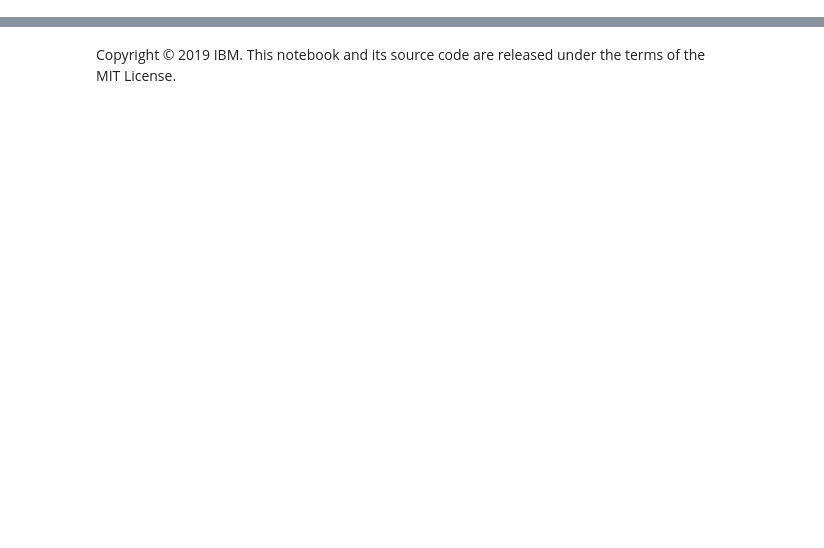
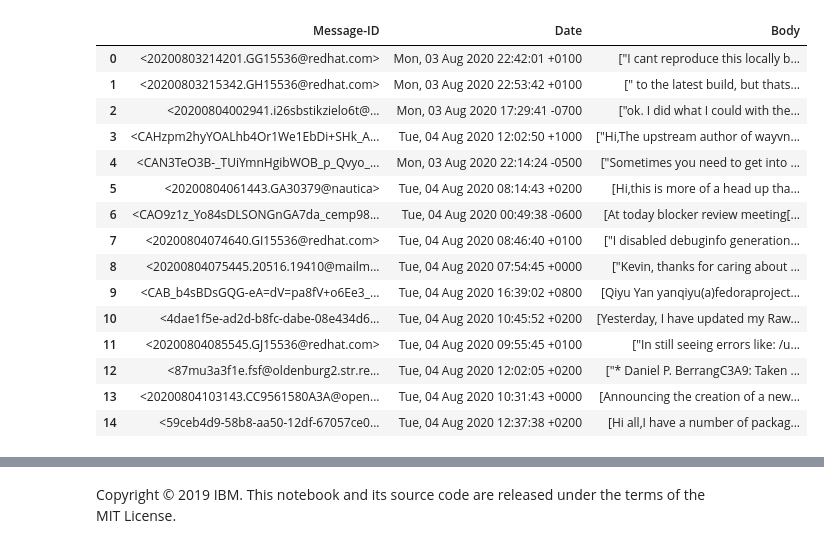
Before and after one commit to tumido/mailing-list-analysis-toolkit, a Jupyter notebook: notebooks/stage/watson_keywords.ipynb, the cells around one changed output, grey strips where cells are left out. Drawn from its saved outputs; the diff is of its cells as text; code cells hidden in the pictures; blank space fills up the shorter version.

Commit message:
watson nlu on fedora data (#43)

```diff
--- a/notebooks/stage/watson_keywords.ipynb
+++ b/notebooks/stage/watson_keywords.ipynb
@@ -65,4 +34,0 @@ nlu.set_service_url(url)
-# %%
-# Explore every NLU feature option using this test message
-text = "My IBM Cloud account is in Dallas, but I'm in Europe.  \
-My friend, Sam, says that's not supported."
@@ -290,28 +34,0 @@ For our analysis, we'll focus on extracting:
-# %%
-# Loop through all sample customer questions and problems, extracting keywords and sematic roles
-#
-results_list = []
-for message in questions_problems_text:
-    result = nlu.analyze(
-        text=message,
-        features=Features(
-            keywords=KeywordsOptions(), semantic_roles=SemanticRolesOptions()
-        ),
-    ).get_result()
-    actions_arr = []
-    keywords_arr = []
-    for keyword in result["keywords"]:
-        keywords_arr.append(keyword["text"])
-    if "semantic_roles" in result:
-        for semantic_result in result["semantic_roles"]:
-            if "action" in semantic_result:
-                actions_arr.append(semantic_result["action"]["normalized"])
-    results_list.append(
-        {
-            "header": "-------------------------------------------------------------",
-            "message": message,
-            "actions": actions_arr,
-            "keywords": keywords_arr,
-            "spacer": "",
-        }
-    )
@@ -358,0 +54,3 @@ Follow the steps in this topic: [Adding a project token](https://dataplatform.cl
+# %%
+df = utils.load_dataset(f"{BASE_PATH}/interim/text/")
+df.head()
@@ -358,0 +64,2 @@ Follow the steps in this topic: [Adding a project token](https://dataplatform.cl
+# %%
+df = df[150:200]
@@ -358,0 +186,22 @@ Follow the steps in this topic: [Adding a project token](https://dataplatform.cl
+# %%
+clean = df.copy()
+clean["Body"] = df["Body"].apply(strip_thread)
+clean = pandas_clean(clean)
+clean
+# %% [output]
+|  | Message-ID | Date | Body |
+| 0 | <20200803214201.GG15536@redhat.com> | Mon, 03 Aug 2020 22:42:01 +0100 | ["I cant reproduce this locally b... |
+| 1 | <20200803215342.GH15536@redhat.com> | Mon, 03 Aug 2020 22:53:42 +0100 | [" to the latest build, but thats... |
+| 2 | <20200804002941.i26sbstikzielo6t@... | Mon, 03 Aug 2020 17:29:41 -0700 | ["ok. I did what I could with the... |
+| 3 | <CAHzpm2hyYOALhb4Or1We1EbDi+SHk_A... | Tue, 04 Aug 2020 12:02:50 +1000 | ["Hi,The upstream author of wayvn... |
+| 4 | <CAN3TeO3B-_TUiYmnHgibWOB_p_Qvyo_... | Mon, 03 Aug 2020 22:14:24 -0500 | ["Sometimes you need to get into ... |
+| 5 | <20200804061443.GA30379@nautica> | Tue, 04 Aug 2020 08:14:43 +0200 | [Hi,this is more of a head up tha... |
+| 6 | <CAO9z1z_Yo84sDLSONGnGA7da_cemp98... | Tue, 04 Aug 2020 00:49:38 -0600 | [At today blocker review meeting[... |
+| 7 | <20200804074640.GI15536@redhat.com> | Tue, 04 Aug 2020 08:46:40 +0100 | ["I disabled debuginfo generation... |
+| 8 | <20200804075445.20516.19410@mailm... | Tue, 04 Aug 2020 07:54:45 +0000 | ["Kevin, thanks for caring about ... |
+| 9 | <CAB_b4sBDsGQG-eA=dV=pa8fV+o6Ee3_... | Tue, 04 Aug 2020 16:39:02 +0800 | [Qiyu Yan yanqiyu(a)fedoraproject... |
+| 10 | <4dae1f5e-ad2d-b8fc-dabe-08e434d6... | Tue, 04 Aug 2020 10:45:52 +0200 | [Yesterday, I have updated my Raw... |
+| 11 | <20200804085545.GJ15536@redhat.com> | Tue, 04 Aug 2020 09:55:45 +0100 | ["In still seeing errors like: /u... |
+| 12 | <87mu3a3f1e.fsf@oldenburg2.str.re... | Tue, 04 Aug 2020 12:02:05 +0200 | ["* Daniel P. BerrangC3A9: Taken ... |
+| 13 | <20200804103143.CC9561580A3A@open... | Tue, 04 Aug 2020 10:31:43 +0000 | [Announcing the creation of a new... |
+| 14 | <59ceb4d9-58b8-aa50-12df-67057ce0... | Tue, 04 Aug 2020 12:37:38 +0200 | [Hi all,I have a number of packag... |
```
Also changed, not shown: parts of 45 cells of this notebook, 2 other files.
